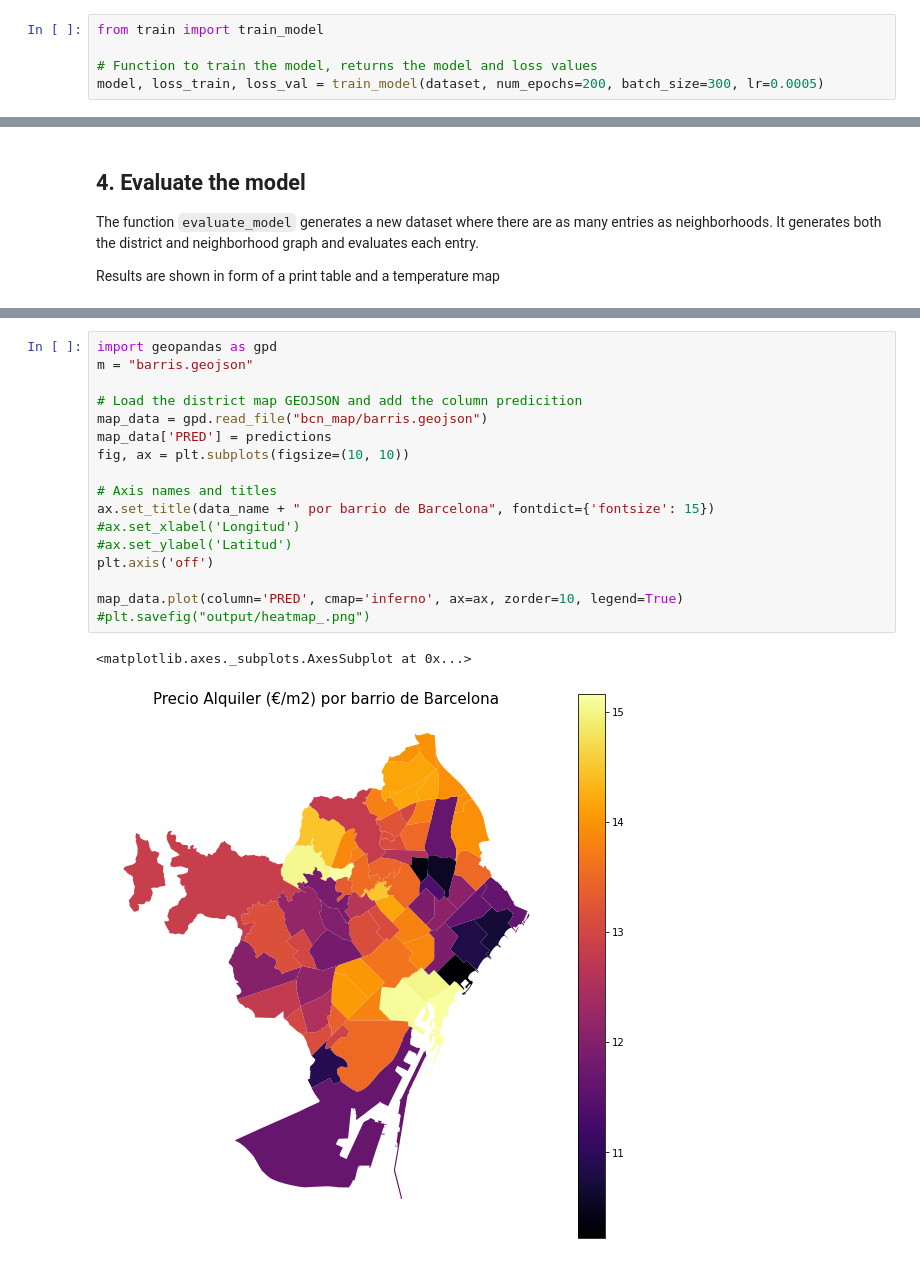
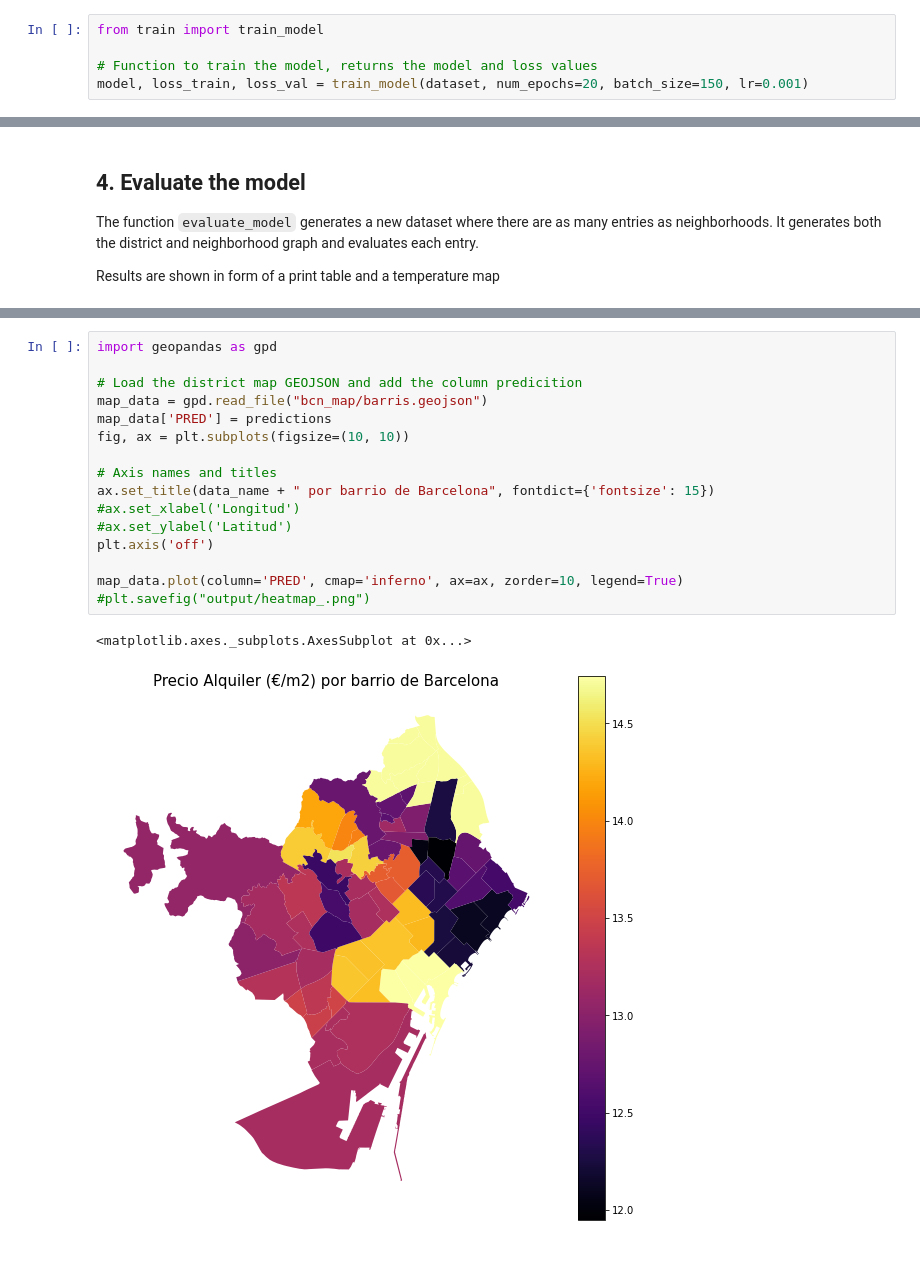
Before and after one commit to bieltura/WorldDataViz, a Jupyter notebook: notebook.ipynb, the cells around one changed output, grey strips where cells are left out. Saved outputs shown, nothing was run; the diff lists cells and outputs as text.

```diff
--- a/notebook.ipynb
+++ b/notebook.ipynb
@@ -108,5 +108,5 @@ In our implementation, the hyper parameter choice (which can be fine tunded in `
 from train import train_model
 
 # Function to train the model, returns the model and loss values
-model, loss_train, loss_val = train_model(dataset, num_epochs=200, batch_size=300, lr=0.0005)
+model, loss_train, loss_val = train_model(dataset, num_epochs=20, batch_size=150, lr=0.001)
 # %% [output]
@@ -189,20 +171,19 @@ Districte: Sant Martí               Barri: la Verneda i la Pau
 # %%
 import geopandas as gpd
-m = "barris.geojson"
 
 # Load the district map GEOJSON and add the column predicition
 map_data = gpd.read_file("bcn_map/barris.geojson")
 map_data['PRED'] = predictions
 fig, ax = plt.subplots(figsize=(10, 10))
 
 # Axis names and titles
 ax.set_title(data_name + " por barrio de Barcelona", fontdict={'fontsize': 15})
 #ax.set_xlabel('Longitud')
 #ax.set_ylabel('Latitud')
 plt.axis('off')
 
 map_data.plot(column='PRED', cmap='inferno', ax=ax, zorder=10, legend=True)
 #plt.savefig("output/heatmap_.png")
 # %% [output]
 <matplotlib.axes._subplots.AxesSubplot at 0x...>
-[figure, old version]
+[figure, new version]
```
Also changed, not shown: parts of 3 cells of this notebook, 50 other files.
